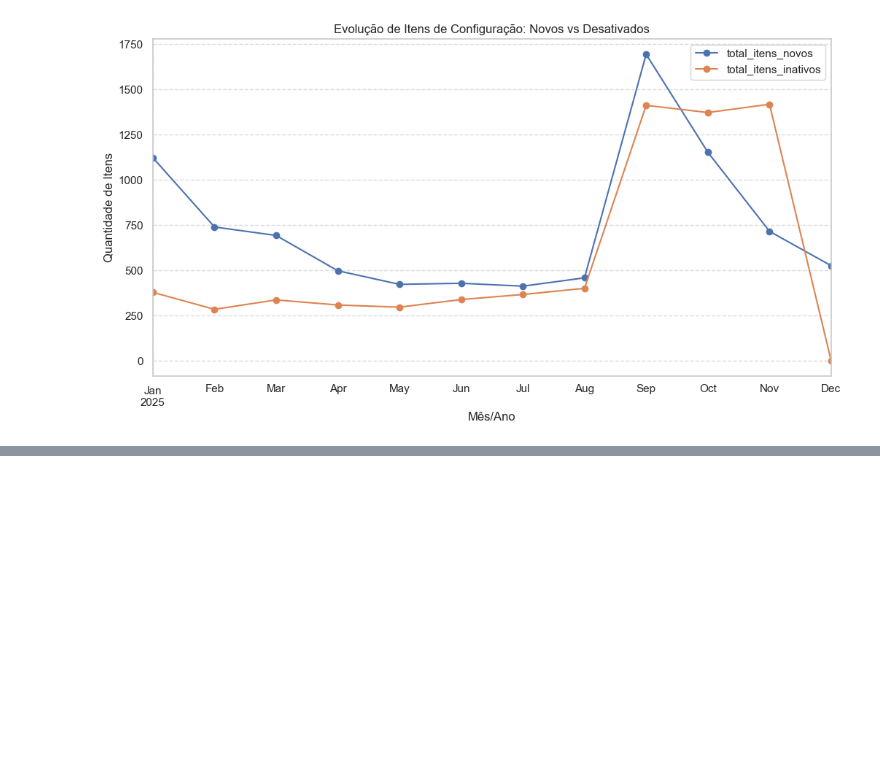
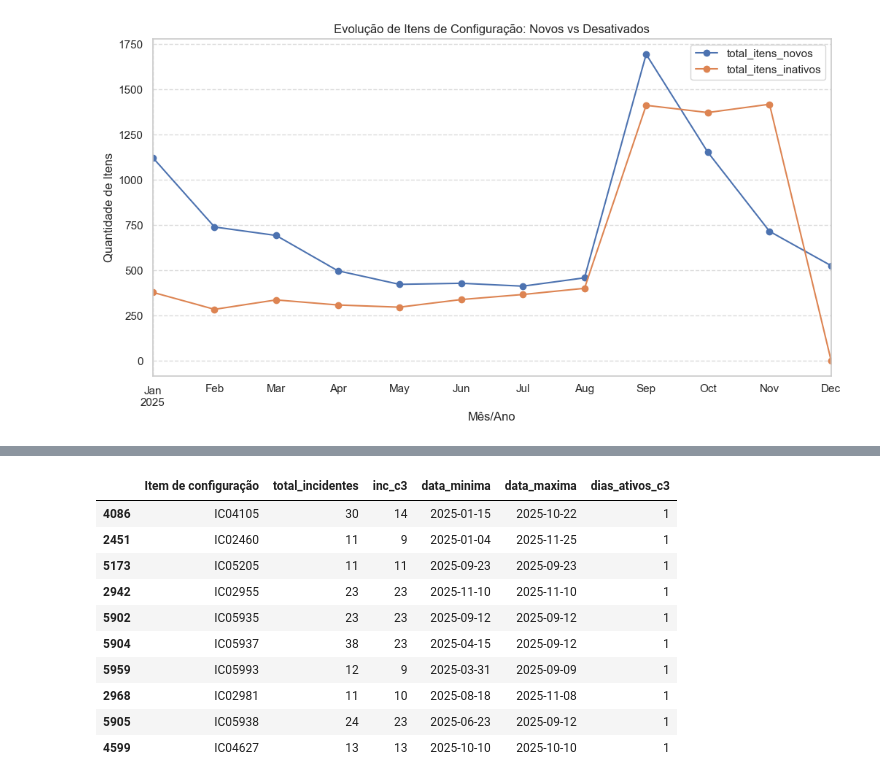
Before and after one commit to jffdevbr/challenge_locaweb, a Jupyter notebook: notebooks/data_exploration_target_behavior.ipynb, the cells around one changed output, grey strips where cells are left out. Cells and saved outputs as stored; diff of their text form; code cells hidden in the pictures; blank space fills up the shorter version.

```diff
--- a/notebooks/data_exploration_target_behavior.ipynb
+++ b/notebooks/data_exploration_target_behavior.ipynb
@@ -1678,42 +1604,0 @@ Name: count, dtype: int64
-# %%
-import numpy as np
-
-# 1. Definir o limiar de sensibilidade percentual
-# (Ex: se a proporção de P1/P2 variar mais de 5%, consideramos uma mudança de comportamento)
-limiar_pct = 5.0
-
-# 2. Criar as condições lógicas baseadas APENAS na proporção de P1 e P2
-condicoes = [
-    # Perfil A: Degradação Contínua (A % de incidentes críticos subiu no C2 e subiu mais ainda no C3)
-    (itens_config['delta_pct_alta_prio_c2_c1'] > limiar_pct) & (itens_config['delta_pct_alta_prio_c3_c2'] > limiar_pct),
-
-    # Perfil B: Pico de Instabilidade no C2 (A % de incidentes críticos deu um salto no C2, mas caiu no C3)
-    (itens_config['delta_pct_alta_prio_c2_c1'] > limiar_pct) & (itens_config['delta_pct_alta_prio_c3_c2'] < -limiar_pct),
-
-    # Perfil C: Mudança de Patamar Crítico (A % de incidentes críticos subiu no C2 e se manteve alta no C3)
-    (itens_config['delta_pct_alta_prio_c2_c1'] > limiar_pct) & (itens_config['delta_pct_alta_prio_c3_c2'].abs() <= limiar_pct),
-
-    # Perfil D: Alerta Recente (A % estava normal no C1->C2, mas deu um salto de chamados críticos no C3)
-    (itens_config['delta_pct_alta_prio_c2_c1'].abs() <= limiar_pct) & (itens_config['delta_pct_alta_prio_c3_c2'] > limiar_pct),
-
-    # Perfil E: Melhoria Contínua (A % de incidentes críticos vem caindo a cada período)
-    (itens_config['delta_pct_alta_prio_c2_c1'] < -limiar_pct) & (itens_config['delta_pct_alta_prio_c3_c2'] < -limiar_pct)
-]
-
-# 3. Rótulos das classificações correspondentes
-perfis = [
-    'Degradação Contínua (P1/P2 Crescente)',
-    'Pico de Instabilidade Crítica (C2)',
-    'Mudança de Patamar Crítico',
-    'Alerta Recente (Surto de P1/P2 no C3)',
-    'Melhoria Contínua (Queda de P1/P2)'
-]
-
-# 4. Aplicar a classificação
-itens_config['perfil_criticidade'] = np.select(condicoes, perfis, default='Estável ou Baixo Impacto')
-
-# 5. Proteção para itens sem incidentes
-itens_config.loc[itens_config['total_incidentes'] == 0, 'perfil_criticidade'] = 'Sem Incidentes'
-
-# 6. Ver o resultado corrigido
-print(itens_config['perfil_criticidade'].value_counts())
@@ -1868,0 +1813,14 @@ plt.show()
+# %%
+itens_config.loc[itens_config['outlier_inc_c3']==True][['Item de configuração', 'total_incidentes', 'inc_c3', 'data_minima', 'data_maxima', 'dias_ativos_c3']].sort_values('dias_ativos_c3').head(10)
+# %% [output]
+|  | Item de configuração | total_incidentes | inc_c3 | data_minima | data_maxima | dias_ativos_c3 |
+| 4086 | IC04105 | 30 | 14 | 2025-01-15 | 2025-10-22 | 1 |
+| 2451 | IC02460 | 11 | 9 | 2025-01-04 | 2025-11-25 | 1 |
+| 5173 | IC05205 | 11 | 11 | 2025-09-23 | 2025-09-23 | 1 |
+| 2942 | IC02955 | 23 | 23 | 2025-11-10 | 2025-11-10 | 1 |
+| 5902 | IC05935 | 23 | 23 | 2025-09-12 | 2025-09-12 | 1 |
+| 5904 | IC05937 | 38 | 23 | 2025-04-15 | 2025-09-12 | 1 |
+| 5959 | IC05993 | 12 | 9 | 2025-03-31 | 2025-09-09 | 1 |
+| 2968 | IC02981 | 11 | 10 | 2025-08-18 | 2025-11-08 | 1 |
+| 5905 | IC05938 | 24 | 23 | 2025-06-23 | 2025-09-12 | 1 |
+| 4599 | IC04627 | 13 | 13 | 2025-10-10 | 2025-10-10 | 1 |
```
Also changed, not shown: parts of 36 cells of this notebook, 1 other file.
